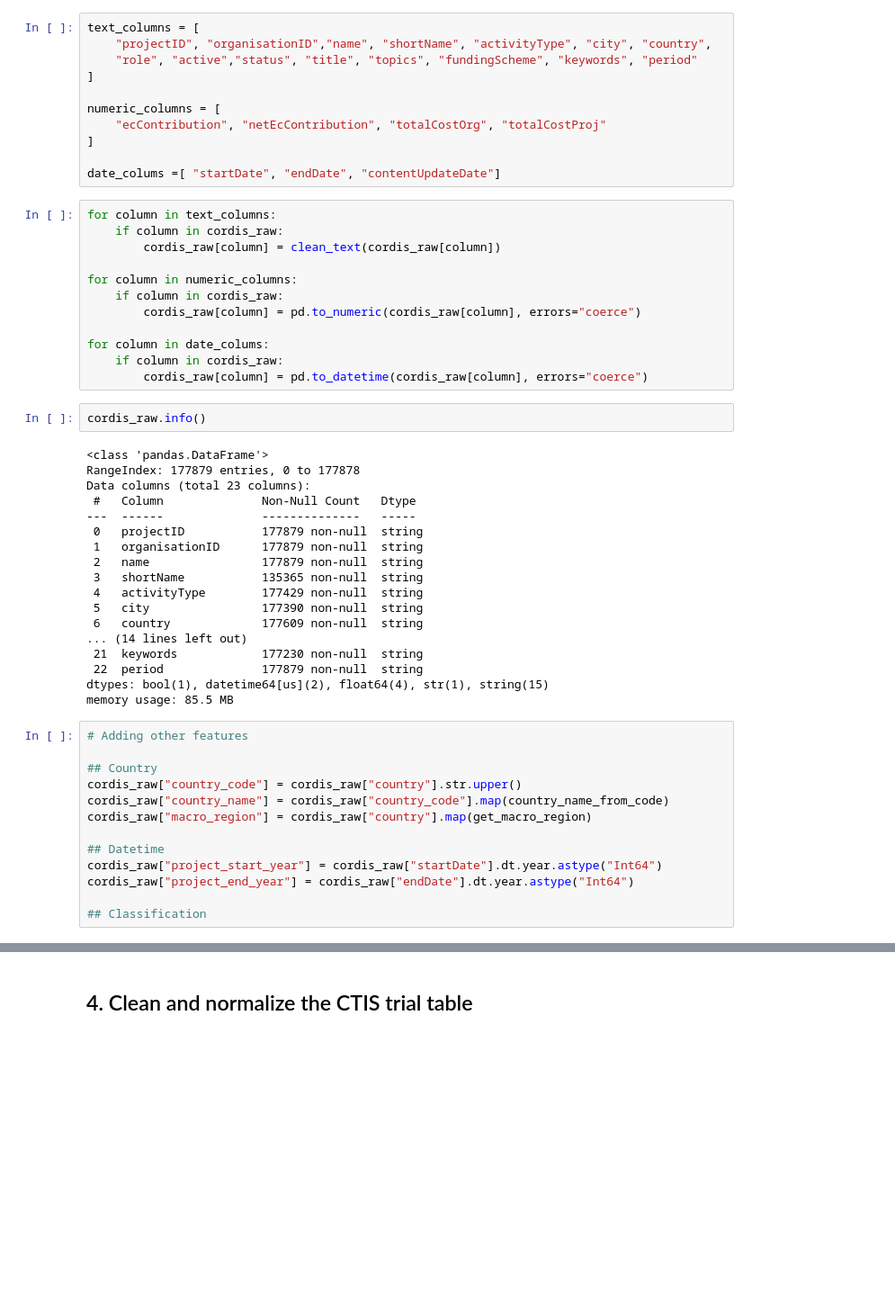
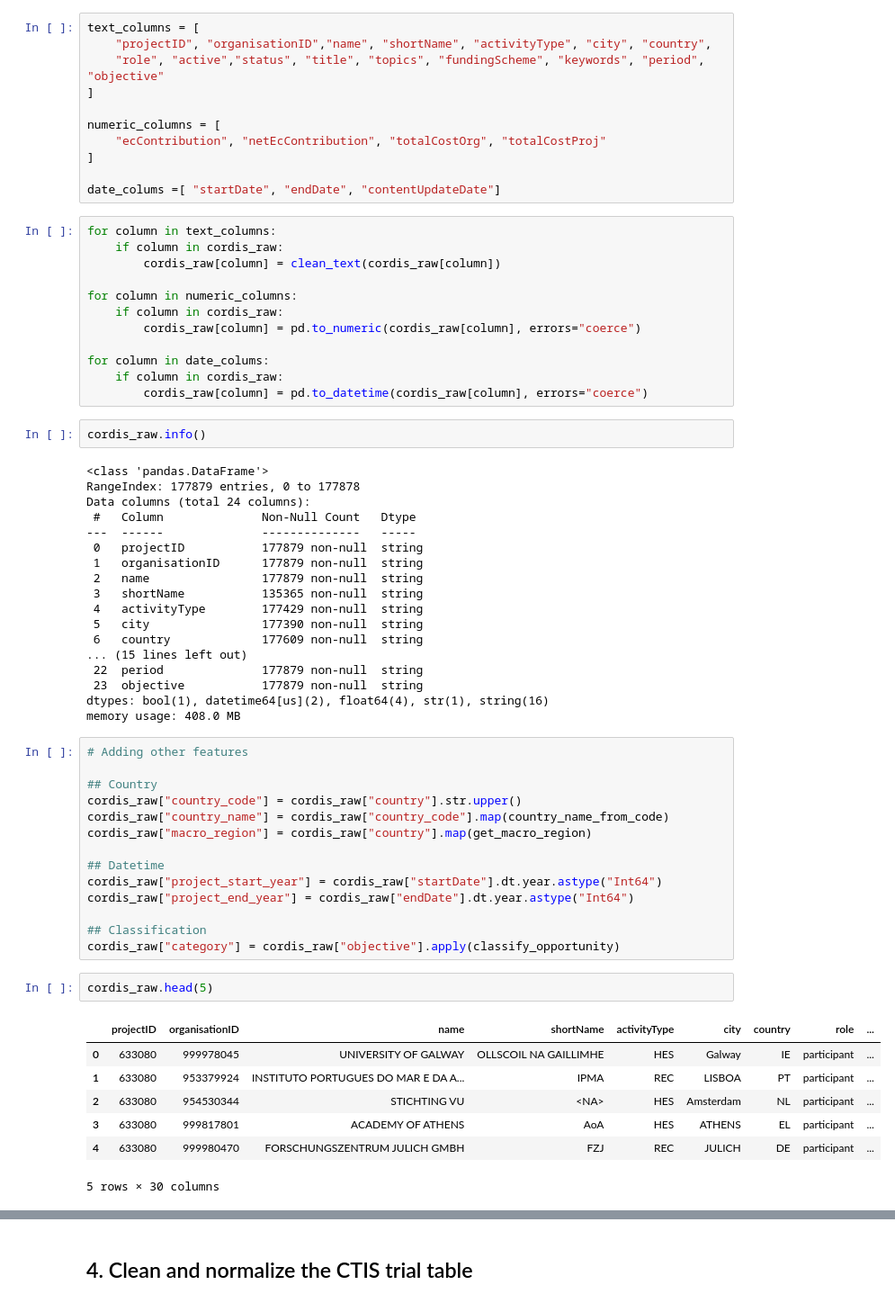
Before and after one commit to FernandaCladera/SalesAnalytics, a Jupyter notebook: Scripts/data_cleaning.ipynb, the cells around one changed output, grey strips where cells are left out. Shown at 90% size. Saved outputs shown, nothing was run; the diff lists cells and outputs as text; blank space fills up the shorter version.

```diff
--- a/Scripts/data_cleaning.ipynb
+++ b/Scripts/data_cleaning.ipynb
@@ -196,7 +196,7 @@ Index(['projectID', 'organisationID', 'name', 'shortName', 'activityType',
 # %%
 text_columns = [
     "projectID", "organisationID","name", "shortName", "activityType", "city", "country",
-    "role", "active","status", "title", "topics", "fundingScheme", "keywords", "period"
+    "role", "active","status", "title", "topics", "fundingScheme", "keywords", "period", "objective"
 ]
 
 numeric_columns = [
@@ -221,7 +221,7 @@ cordis_raw.info()
 # %% [output]
 <class 'pandas.DataFrame'>
 RangeIndex: 177879 entries, 0 to 177878
-Data columns (total 23 columns):
+Data columns (total 24 columns):
  #   Column              Non-Null Count   Dtype
 ---  ------              --------------   -----
  0   projectID           177879 non-null  string
@@ -231,11 +231,11 @@ Data columns (total 23 columns):
  4   activityType        177429 non-null  string
  5   city                177390 non-null  string
  6   country             177609 non-null  string
-... (14 lines left out)
- 21  keywords            177230 non-null  string
+... (15 lines left out)
  22  period              177879 non-null  string
-dtypes: bool(1), datetime64[us](2), float64(4), str(1), string(15)
-memory usage: 85.5 MB
+ 23  objective           177879 non-null  string
+dtypes: bool(1), datetime64[us](2), float64(4), str(1), string(16)
+memory usage: 408.0 MB
 # %%
 # Adding other features
 
@@ -249,4 +249,15 @@ cordis_raw["project_start_year"] = cordis_raw["startDate"].dt.year.astype("Int64
 cordis_raw["project_end_year"] = cordis_raw["endDate"].dt.year.astype("Int64")
 
 ## Classification
+cordis_raw["category"] = cordis_raw["objective"].apply(classify_opportunity)
+# %%
+cordis_raw.head(5)
+# %% [output]
+|  | projectID | organisationID | name | shortName | activityType | city | country | role | ... |
+| 0 | 633080 | 999978045 | UNIVERSITY OF GALWAY | OLLSCOIL NA GAILLIMHE | HES | Galway | IE | participant | ... |
+| 1 | 633080 | 953379924 | INSTITUTO PORTUGUES DO MAR E DA A... | IPMA | REC | LISBOA | PT | participant | ... |
+| 2 | 633080 | 954530344 | STICHTING VU | <NA> | HES | Amsterdam | NL | participant | ... |
+| 3 | 633080 | 999817801 | ACADEMY OF ATHENS | AoA | HES | ATHENS | EL | participant | ... |
+| 4 | 633080 | 999980470 | FORSCHUNGSZENTRUM JULICH GMBH | FZJ | REC | JULICH | DE | participant | ... |
+5 rows × 30 columns
 # %%
```
Also changed, not shown: parts of 2 cells of this notebook, 1 other file.
